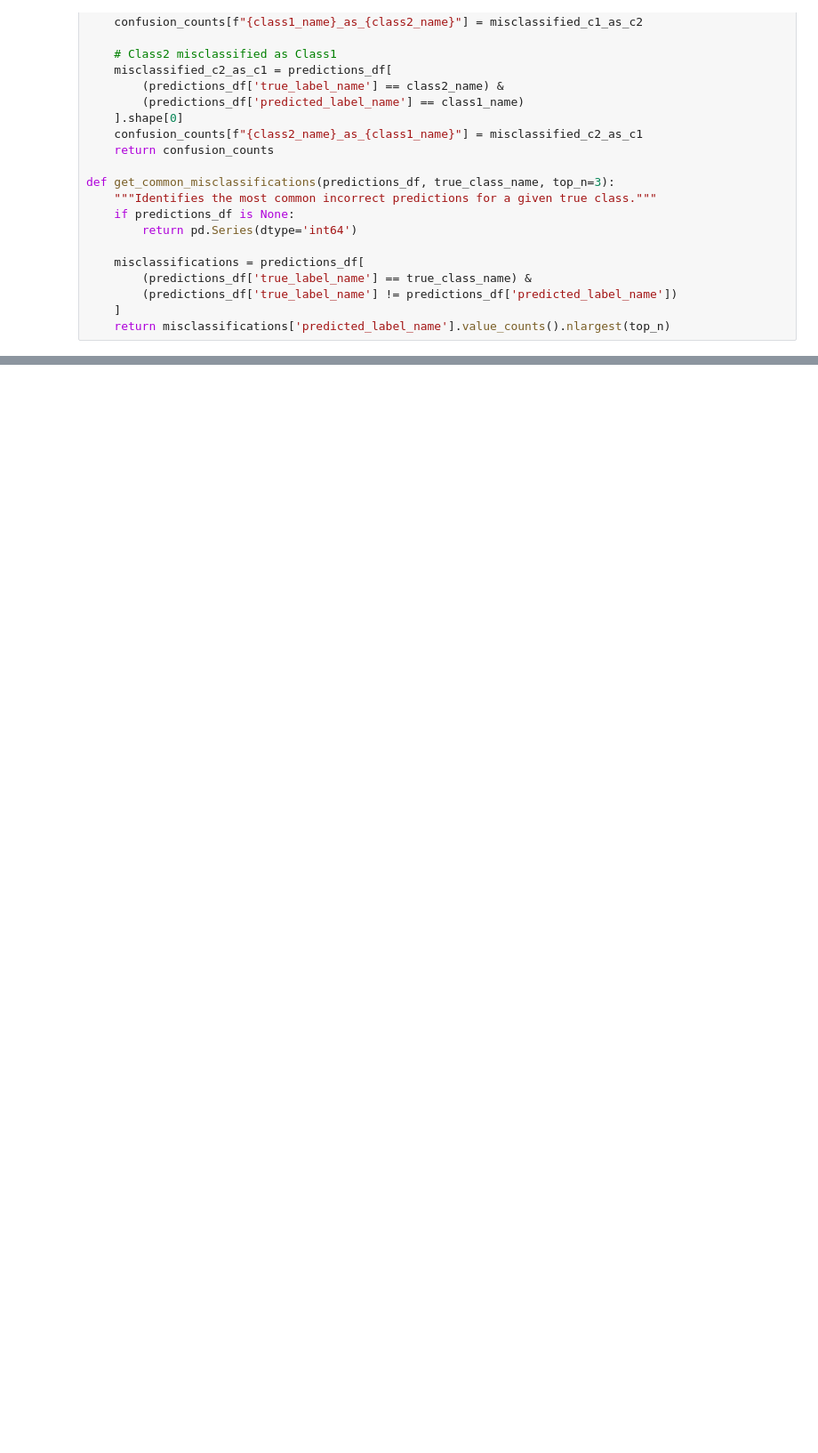
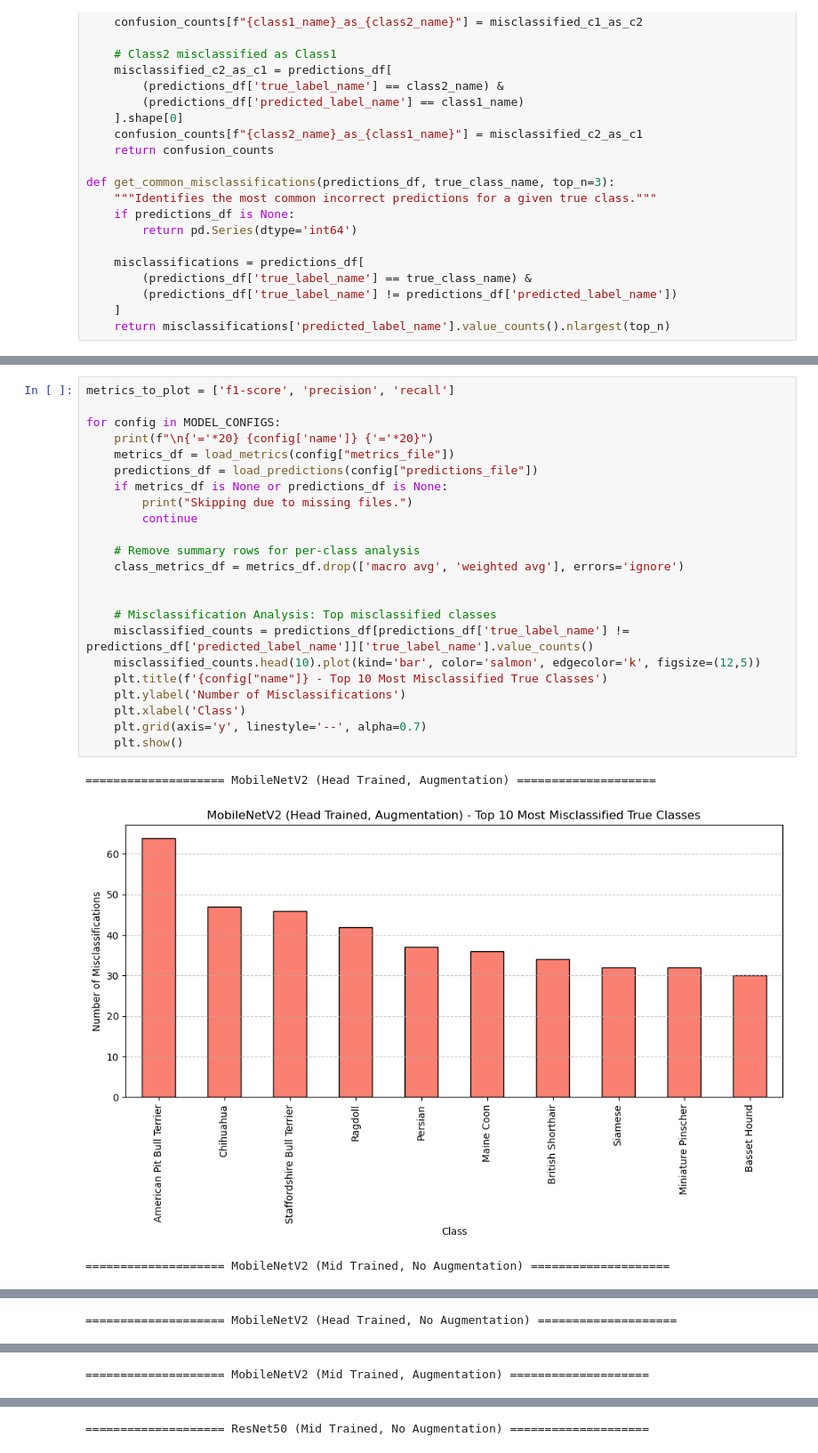
Before and after one commit to Julianm56/MATH392_Final_Project, a Jupyter notebook: notebooks/result_analysis.ipynb, the cells around one changed output, grey strips where cells are left out. Shown at 89% size. Saved outputs shown, nothing was run; the diff lists cells and outputs as text; blank space fills up the shorter version.

Commit message:
Updated results analysis

```diff
--- a/notebooks/result_analysis.ipynb
+++ b/notebooks/result_analysis.ipynb
@@ -270,0 +289,27 @@ KeyError: "None of ['Model'] are in the columns"
+# %%
+metrics_to_plot = ['f1-score', 'precision', 'recall']
+
+for config in MODEL_CONFIGS:
+    print(f"\n{'='*20} {config['name']} {'='*20}")
+    metrics_df = load_metrics(config["metrics_file"])
+    predictions_df = load_predictions(config["predictions_file"])
+    if metrics_df is None or predictions_df is None:
+        print("Skipping due to missing files.")
+        continue
+
+    # Remove summary rows for per-class analysis
+    class_metrics_df = metrics_df.drop(['macro avg', 'weighted avg'], errors='ignore')
+
+
+    # Misclassification Analysis: Top misclassified classes
+    misclassified_counts = predictions_df[predictions_df['true_label_name'] != predictions_df['predicted_label_name']]['true_label_name'].value_counts()
+    misclassified_counts.head(10).plot(kind='bar', color='salmon', edgecolor='k', figsize=(12,5))
+    plt.title(f'{config["name"]} - Top 10 Most Misclassified True Classes')
+    plt.ylabel('Number of Misclassifications')
+    plt.xlabel('Class')
+    plt.grid(axis='y', linestyle='--', alpha=0.7)
+    plt.show()
+# %% [output]
+==================== MobileNetV2 (Head Trained, Augmentation) ====================
+[figure, added]
+==================== MobileNetV2 (Mid Trained, No Augmentation) ====================
@@ -270,0 +317 @@ KeyError: "None of ['Model'] are in the columns"
+==================== MobileNetV2 (Head Trained, No Augmentation) ====================
@@ -270,0 +319 @@ KeyError: "None of ['Model'] are in the columns"
+==================== MobileNetV2 (Mid Trained, Augmentation) ====================
@@ -270,0 +321 @@ KeyError: "None of ['Model'] are in the columns"
+==================== ResNet50 (Mid Trained, No Augmentation) ====================
```
Also changed, not shown: parts of 13 cells of this notebook.
